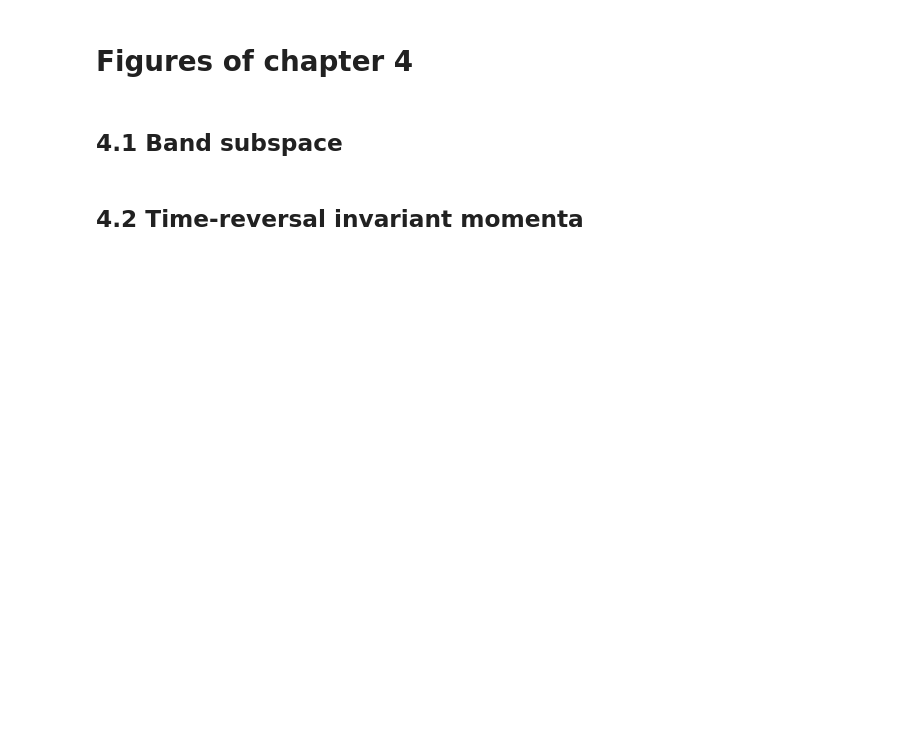
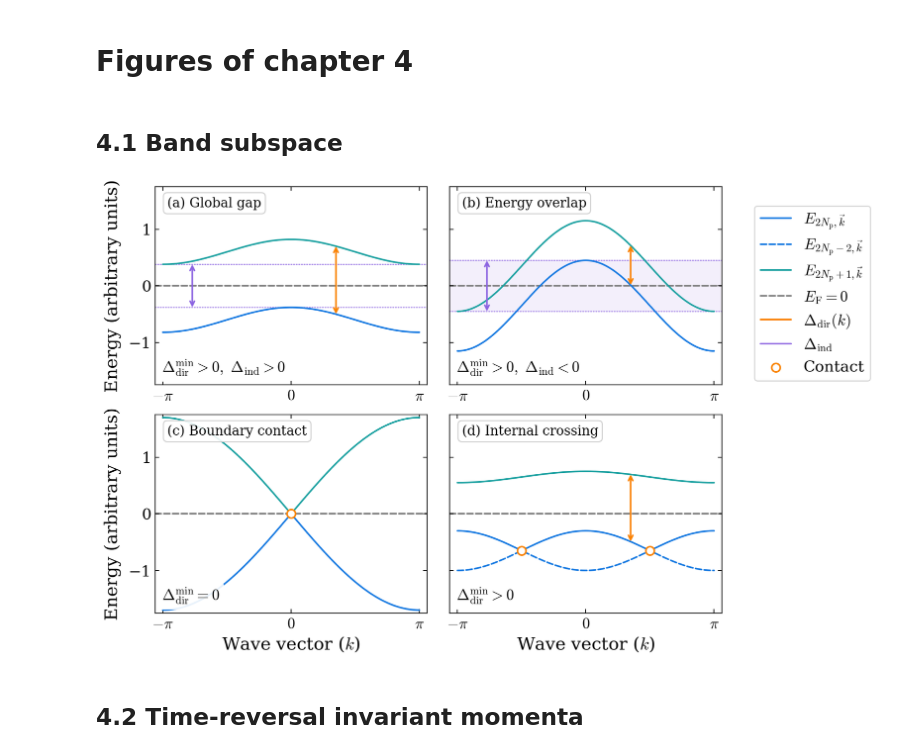
Before and after one commit to Photonico/PhD_thesis_20251216, a Jupyter notebook: figures_ch4/figures_ch4.ipynb, the cells around one changed output. Saved outputs shown, nothing was run; the diff lists cells and outputs as text; code cells hidden in the pictures; blank space fills up the shorter version.

```diff
--- a/figures_ch4/figures_ch4.ipynb
+++ b/figures_ch4/figures_ch4.ipynb
@@ -136,3 +38,70 @@ save_pdf(fig, "4.1_band_subspace.pdf")
+# %%
+## bands and labels
+k = np.linspace(-np.pi, np.pi, 1201)
+c = np.cos(k)
+models = [(-0.60 + 0.22*c, 0.60 + 0.22*c),
+          (-0.35 + 0.80*c, 0.35 + 0.80*c),
+          (-0.85*np.sqrt(2*(1-c)), 0.85*np.sqrt(2*(1-c))),
+          (-0.65 + 0.35*np.abs(c), 0.65 + 0.10*c)]
+titles = ["(a) Global gap", "(b) Energy overlap", "(c) Boundary contact", "(d) Internal crossing"]
+conditions = [r"$\Delta_{\rm dir}^{\rm min}>0,\ \Delta_{\rm ind}>0$",
+              r"$\Delta_{\rm dir}^{\rm min}>0,\ \Delta_{\rm ind}<0$",
+              r"$\Delta_{\rm dir}^{\rm min}=0$", r"$\Delta_{\rm dir}^{\rm min}>0$"]
+box = dict(boxstyle="round", facecolor="white", alpha=0.9)
+
+def gap_arrow(ax, x, low, high, color):
+    ax.annotate("", (x, high), (x, low), zorder=6, arrowprops=dict(
+        arrowstyle="<->", color=color, lw=line_width, shrinkA=0, shrinkB=0))
+
+## layout
+fig = plt.figure(figsize=band_size, dpi=dpi)
+gs = fig.add_gridspec(2, 3, width_ratios=(1, 1, 0.5), left=0.08, right=1,
+                     bottom=0.1, top=1, wspace=0.10, hspace=0.15)
+axes = np.array([[fig.add_subplot(gs[i, j]) for j in range(2)] for i in range(2)])
+for ax in axes.flat[1:]: ax.sharey(axes[0, 0])
+
+for i, (ax, (lower, upper)) in enumerate(zip(axes.flat, models)):
+    ax.set(xlim=(-1.06*np.pi, 1.06*np.pi), ylim=(-1.75, 1.75), yticks=[-1, 0, 1])
+    ax.set_xticks([-np.pi, 0, np.pi], [r"$-\pi$", r"$0$", r"$\pi$"])
+    ax.tick_params(direction="in", top=True, right=True, labelleft=(i % 2 == 0))
+    if i > 1: ax.set_xlabel(r"Wave vector ($k$)", labelpad=4)
+    if i % 2 == 0: ax.set_ylabel("Energy (arbitrary units)", labelpad=7)
+
+    ef = ax.axhline(0, color=grey, ls="--", alpha=0.9, zorder=0)
+    lo, = ax.plot(k, lower, color=blue, zorder=4)
+    hi, = ax.plot(k, upper, color=teal, zorder=4)
+    if i == 3: inner, = ax.plot(k, -0.65-0.35*np.abs(c), color=blue, ls="--", zorder=4)
+    ax.set_title(titles[i], loc="left", x=0.045, y=0.95, pad=0, va="top", fontsize=subtitle,
+                 bbox=dict(box, edgecolor=plt.rcParams["legend.edgecolor"]), zorder=10)
+    ax.text(0.025, 0.04, conditions[i], transform=ax.transAxes, va="bottom",
+            fontsize=params["xtick.labelsize"], bbox=dict(box, edgecolor="none"), zorder=10)
+
+    if i != 2:
+        x = 0.35*np.pi
+        gap_arrow(ax, x, np.interp(x, k, lower), np.interp(x, k, upper), orange)
+    if i < 2:
+        umin, lmax = upper.min(), lower.max()
+        for e in (umin, lmax): ax.axhline(e, color=violet, lw=0.9, ls=":", alpha=0.9, zorder=1)
+        if i == 1: ax.axhspan(umin, lmax, facecolor=violet, alpha=0.1, zorder=-1)
+        gap_arrow(ax, -0.77*np.pi, lmax, umin, violet)
+    if i > 1:
+        ck, ce = ([0], [0]) if i == 2 else ([-np.pi/2, np.pi/2], [-0.65, -0.65])
+        contact = ax.scatter(ck, ce, s=60, fc="white", ec=orange, lw=line_width, zorder=7)
+
+## legend: reuse the artists from panel (d)
+legend_ax = fig.add_subplot(gs[:, 2]); legend_ax.axis("off")
+handles = [lo, inner, hi, ef, Line2D([], [], color=orange), Line2D([], [], color=violet), contact]
+labels = [r"$E_{2N_{\rm p},\vec{k}}$", r"$E_{2N_{\rm p}-2,\vec{k}}$",
+          r"$E_{2N_{\rm p}+1,\vec{k}}$", r"$E_{\rm F}=0$",
+          r"$\Delta_{\rm dir}(k)$", r"$\Delta_{\rm ind}$", "Contact"]
+legend_ax.legend(handles, labels, loc="center", bbox_to_anchor=(0.5, 0.75),
+                 frameon=True, fancybox=True)
+
+fig.savefig(output_directory / "4.1_band_subspace.pdf", metadata={"CreationDate": None})
+plt.show()
+plt.close(fig)
+# %% [output]
+[figure, added]
 # %% [markdown]
 ## 4.2 Time-reversal invariant momenta
 # %%
```
Also changed, not shown: parts of 3 cells of this notebook, 9 other files.
